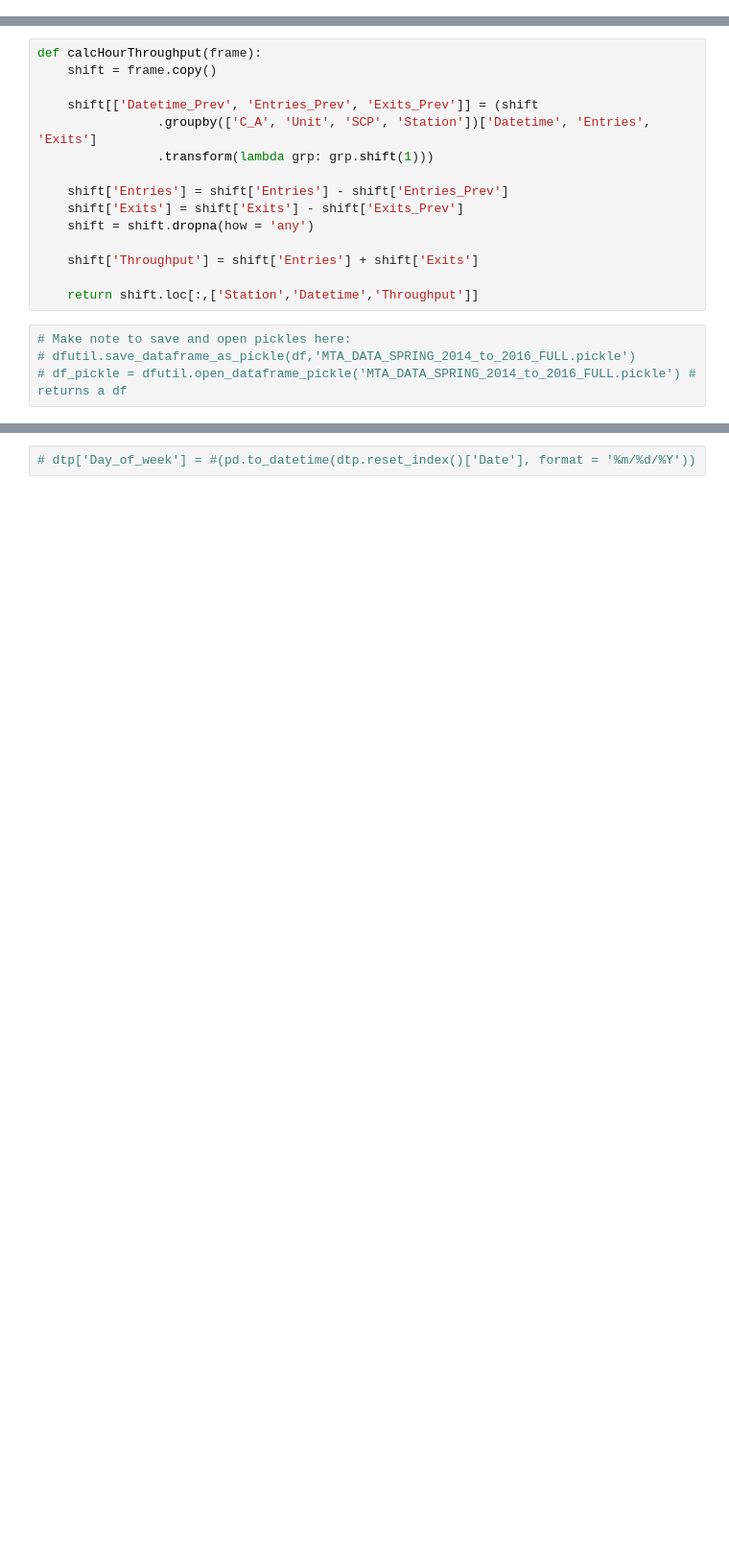
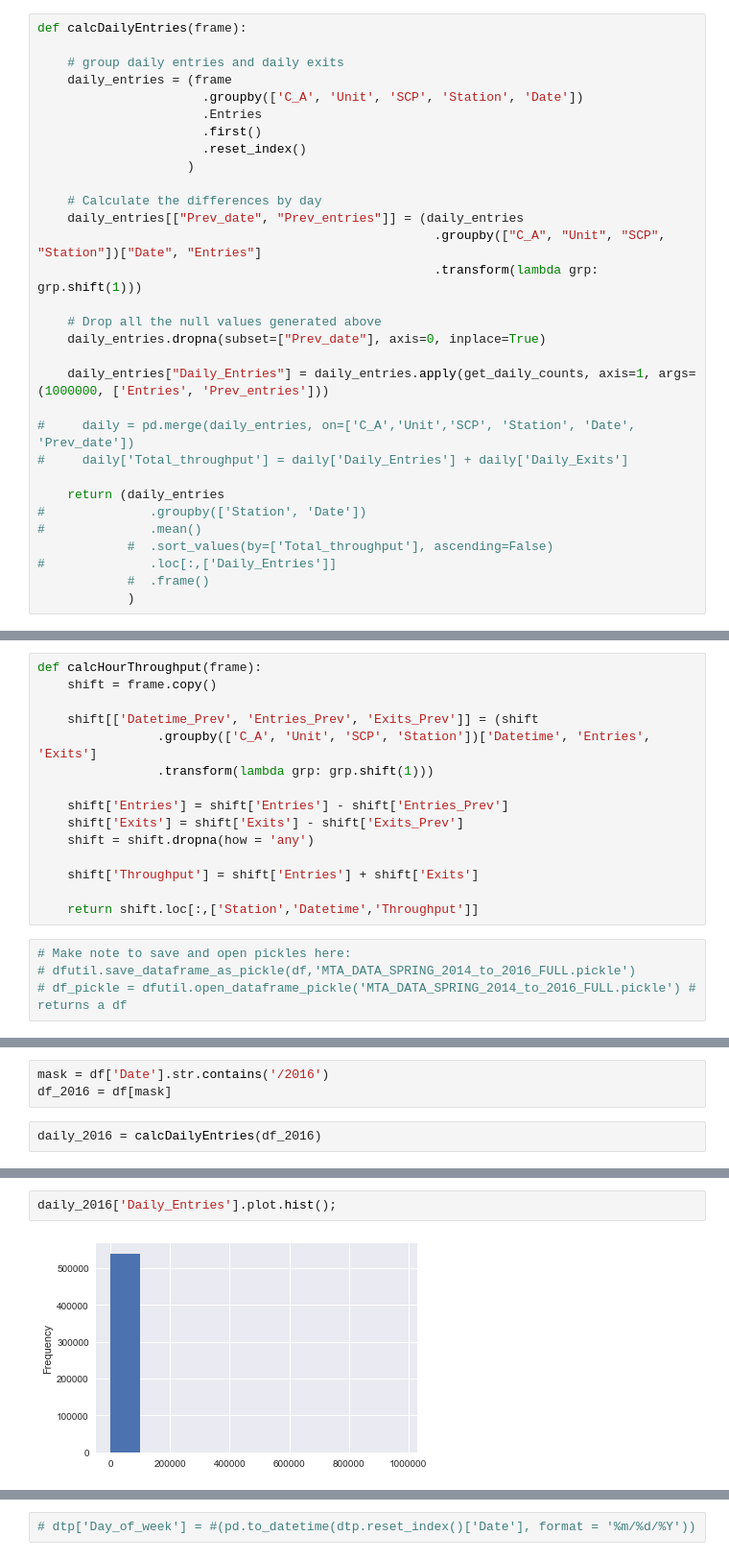
Before and after one commit to destroyme/project-benson-2017, a Jupyter notebook: Benson_Challenge_WTC_DF_20170404_01.ipynb, the cells around one changed output, grey strips where cells are left out. Shown at 96% size. Drawn from its saved outputs; the diff is of its cells as text; blank space fills up the shorter version.

```diff
--- a/Benson_Challenge_WTC_DF_20170404_01.ipynb
+++ b/Benson_Challenge_WTC_DF_20170404_01.ipynb
@@ -112,0 +144,31 @@ def calcDailyThroughput(frame):
+# %%
+def calcDailyEntries(frame):
+
+    # group daily entries and daily exits
+    daily_entries = (frame
+                      .groupby(['C_A', 'Unit', 'SCP', 'Station', 'Date'])
+                      .Entries
+                      .first()
+                      .reset_index()
+                    )
+
+    # Calculate the differences by day
+    daily_entries[["Prev_date", "Prev_entries"]] = (daily_entries
+                                                     .groupby(["C_A", "Unit", "SCP", "Station"])["Date", "Entries"]
+                                                     .transform(lambda grp: grp.shift(1)))
+
+    # Drop all the null values generated above
+    daily_entries.dropna(subset=["Prev_date"], axis=0, inplace=True)
+
+    daily_entries["Daily_Entries"] = daily_entries.apply(get_daily_counts, axis=1, args=(1000000, ['Entries', 'Prev_entries']))
+
+#     daily = pd.merge(daily_entries, on=['C_A','Unit','SCP', 'Station', 'Date', 'Prev_date'])
+#     daily['Total_throughput'] = daily['Daily_Entries'] + daily['Daily_Exits']
+
+    return (daily_entries
+#              .groupby(['Station', 'Date'])
+#              .mean()
+            #  .sort_values(by=['Total_throughput'], ascending=False)
+#              .loc[:,['Daily_Entries']]
+            #  .frame()
+            )
@@ -136,0 +217,5 @@ def calcHourThroughput(frame):
+# %%
+mask = df['Date'].str.contains('/2016')
+df_2016 = df[mask]
+# %%
+daily_2016 = calcDailyEntries(df_2016)
@@ -136,0 +260,4 @@ def calcHourThroughput(frame):
+# %%
+daily_2016['Daily_Entries'].plot.hist();
+# %% [output]
+[figure, added]
```
Also changed, not shown: parts of 42 cells of this notebook.
